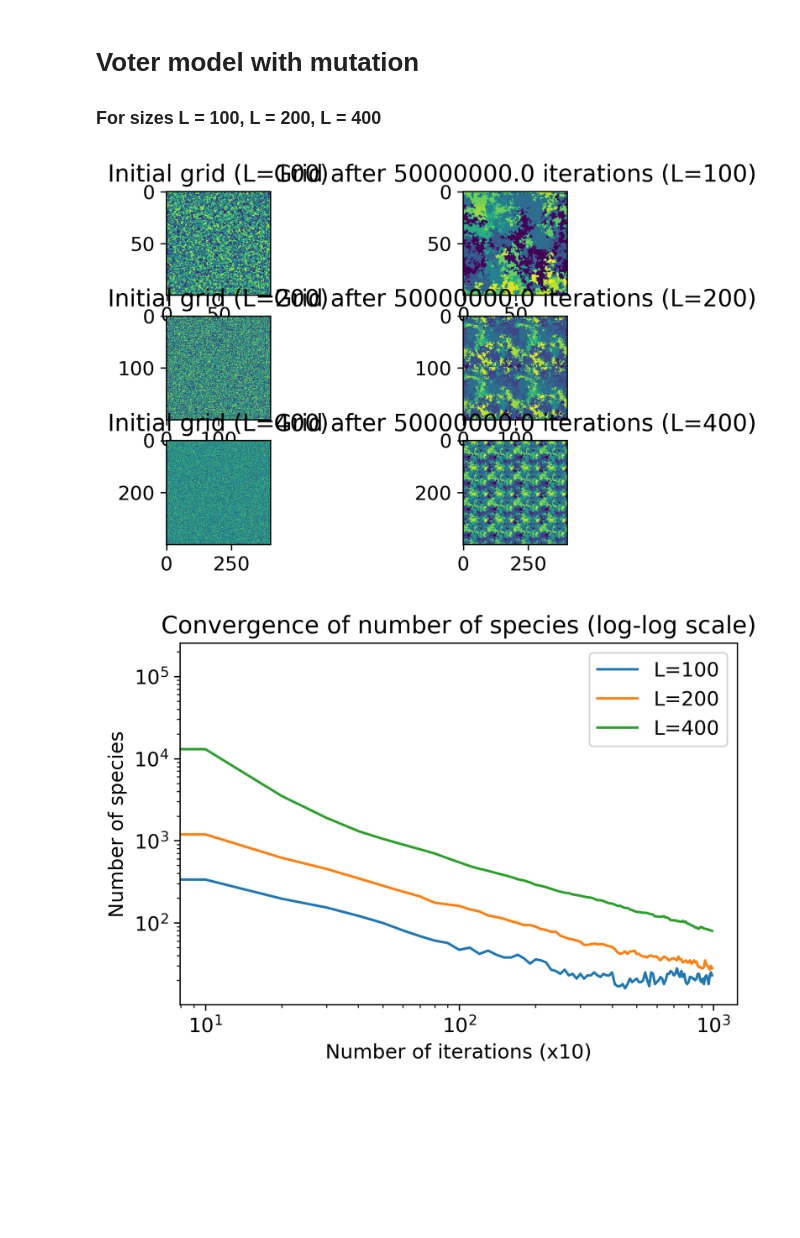
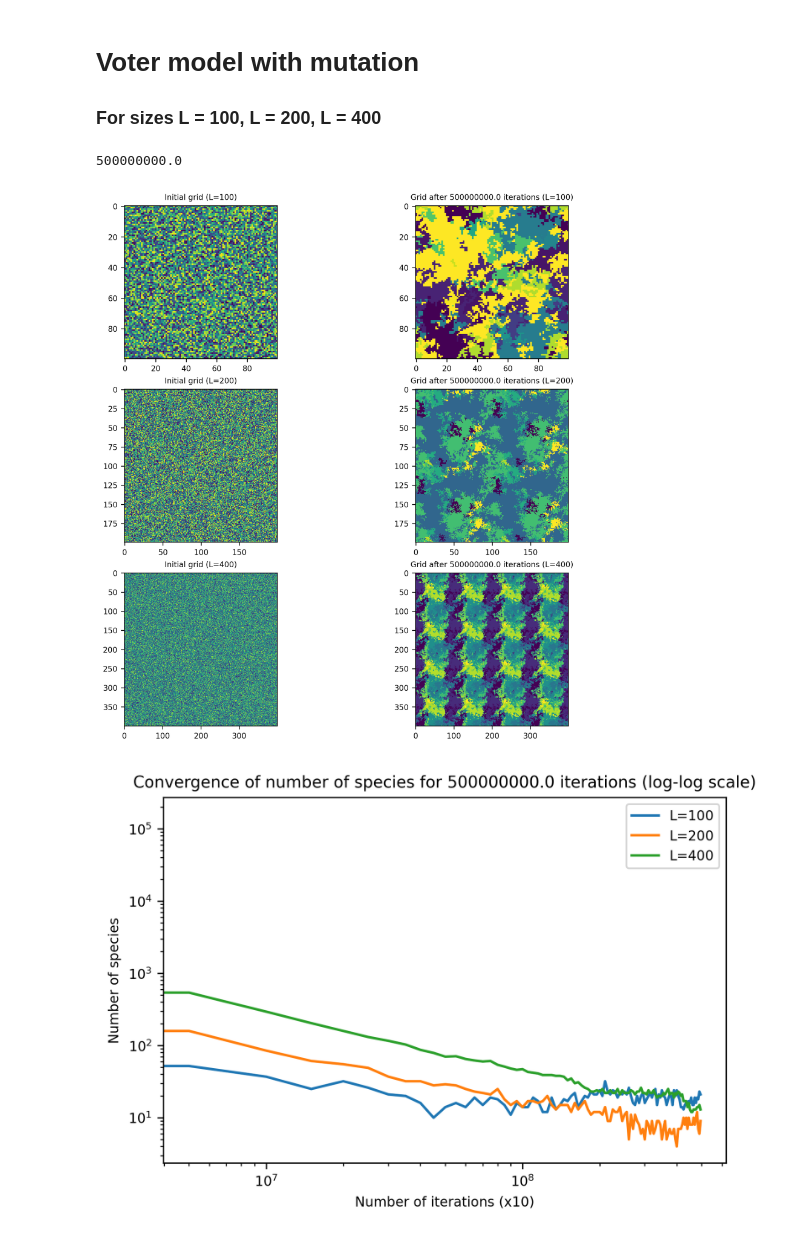
Before and after one commit to jonasargelo/Complex-systems-sim, a Jupyter notebook: run_voter_model_grid_sizes.ipynb, the cells around one changed output. Saved outputs shown, nothing was run; the diff lists cells and outputs as text; code cells hidden in the pictures; blank space fills up the shorter version.

```diff
--- a/run_voter_model_grid_sizes.ipynb
+++ b/run_voter_model_grid_sizes.ipynb
@@ -3,7 +3,6 @@ import numpy as np
 import matplotlib.pyplot as plt
 import matplotlib as mpl
 mpl.rcParams['figure.dpi'] = 300
-mpl.rc('font', size=12)
 
 from numba import njit
 
@@ -19,11 +18,13 @@ all_grids_0 = []
 all_num_species = []
 
 list_L = [100, 200, 400]
-n_iters = 5e7
+n_iters = 5e8
+print(n_iters)
 
 for L in list_L:
     K = int(L**(4/3))
     alpha = 1/L**2
+    # alpha = 10e-5
 
     grid_0 = init_grid(L)
     grid, num_species = voter_model(grid_0, alpha, n_iters)
@@ -31,49 +32,61 @@ for L in list_L:
     all_grids_0.append(grid_0)
     all_grids.append(grid)
     all_num_species.append(num_species)
+# %% [output]
+500000000.0
 # %%
 # Plot ecosystem visualization as 2D grid; before vs. after 1000 iterations
 
-plt.subplot(3, 2, 1)
-plt.imshow(all_grids_0[0])
-plt.title('Initial grid (L=100)')
+mpl.rc('font', size=8)
 
-plt.subplot(3, 2, 2)
-plt.imshow(all_grids[0])
-plt.title(f'Grid after {n_iters} iterations (L=100)')
+fig, ((ax1, ax2), (ax3, ax4), (ax5, ax6)) = plt.subplots(3, 2, figsize = (10,10))
 
-plt.subplot(3, 2, 3)
-plt.imshow(all_grids_0[1])
-plt.title('Initial grid (L=200)')
+ax1.imshow(all_grids_0[0])
+ax1.tick_params(axis='x', labelsize=8)
+ax1.tick_params(axis='y', labelsize=8)
+ax1.set_title('Initial grid (L=100)', fontsize = 8)
 
-plt.subplot(3, 2, 4)
-plt.imshow(all_grids[1])
-plt.title(f'Grid after {n_iters} iterations (L=200)')
+ax2.imshow(all_grids[0])
+ax2.tick_params(axis='x', labelsize=8)
+ax2.tick_params(axis='y', labelsize=8)
+ax2.set_title(f'Grid after {n_iters} iterations (L=100)', fontsize = 8)
 
-plt.subplot(3, 2, 5)
-plt.imshow(all_grids_0[2])
-plt.title('Initial grid (L=400)')
+ax3.imshow(all_grids_0[1])
+ax3.tick_params(axis='x', labelsize=8)
+ax3.tick_params(axis='y', labelsize=8)
+ax3.set_title('Initial grid (L=200)', fontsize = 8)
 
-plt.subplot(3, 2, 6)
-plt.imshow(all_grids[2])
-plt.title(f'Grid after {n_iters} iterations (L=400)')
+ax4.imshow(all_grids[1])
+ax4.tick_params(axis='x', labelsize=8)
+ax4.tick_params(axis='y', labelsize=8)
+ax4.set_title(f'Grid after {n_iters} iterations (L=200)', fontsize = 8)
+
+ax5.imshow(all_grids_0[2])
+ax5.tick_params(axis='x', labelsize=8)
+ax5.tick_params(axis='y', labelsize=8)
+ax5.set_title('Initial grid (L=400)', fontsize = 8)
+
+ax6.imshow(all_grids[2])
+ax6.tick_params(axis='x', labelsize=8)
+ax6.tick_params(axis='y', labelsize=8)
+ax6.set_title(f'Grid after {n_iters} iterations (L=400)', fontsize = 8)
 
 plt.show()
 # %% [output]
-[figure, old version]
+[figure, new version]
 # %%
 # Plot convergence of number species on log-log scale
 
-plt.loglog(10 * np.arange(len(all_num_species[0])), all_num_species[0])
-plt.loglog(10 * np.arange(len(all_num_species[1])), all_num_species[1])
-plt.loglog(10 * np.arange(len(all_num_species[2])), all_num_species[2])
+plt.loglog(np.arange(0, n_iters, n_iters/100), all_num_species[0])
+plt.loglog(np.arange(0, n_iters, n_iters/100), all_num_species[1])
+plt.loglog(np.arange(0, n_iters, n_iters/100), all_num_species[2])
 plt.legend(['L=100', 'L=200', 'L=400'])
 plt.ylabel('Number of species')
 plt.xlabel('Number of iterations (x10)')
-plt.title('Convergence of number of species (log-log scale)')
+plt.title(f'Convergence of number of species for {n_iters} iterations (log-log scale)')
 plt.show()
 # %% [output]
-[figure, old version]
+[figure, new version]
 # %%
 def species_area(center, grid):
     areas = []
```
Also changed, not shown: parts of 4 cells of this notebook.
